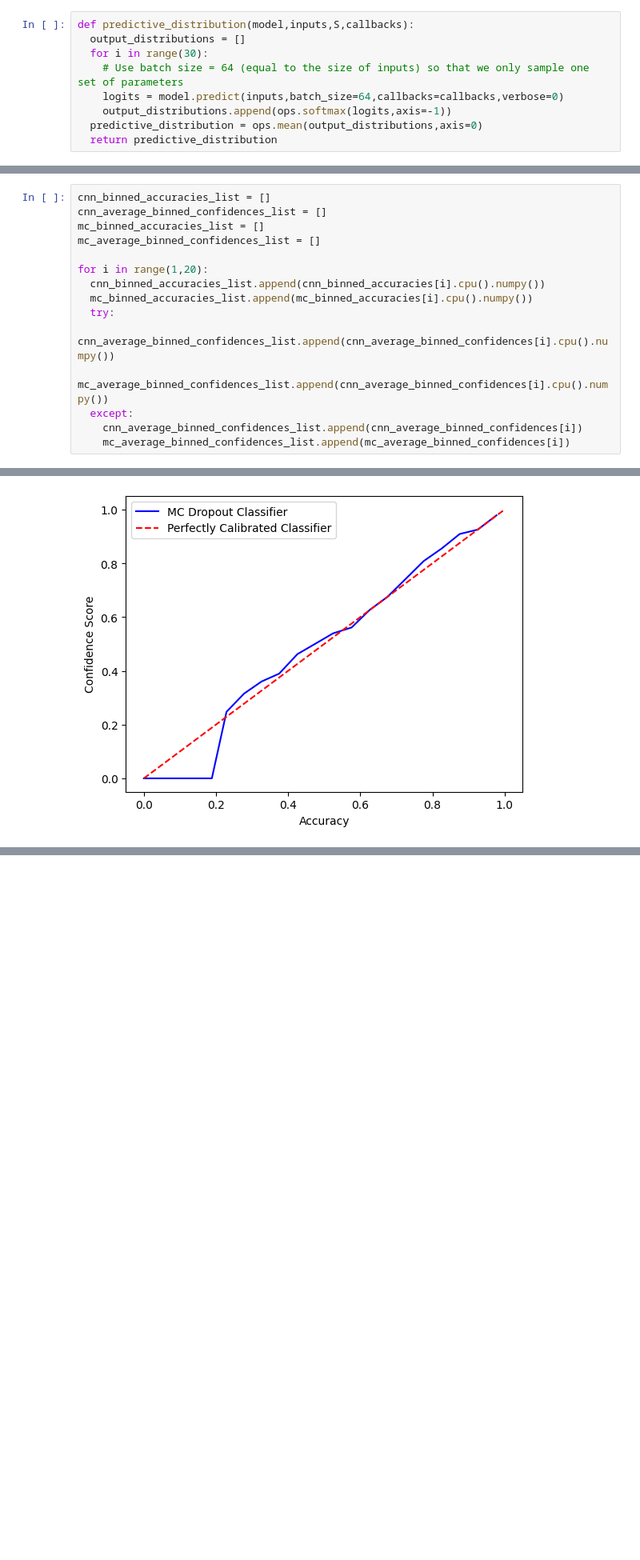
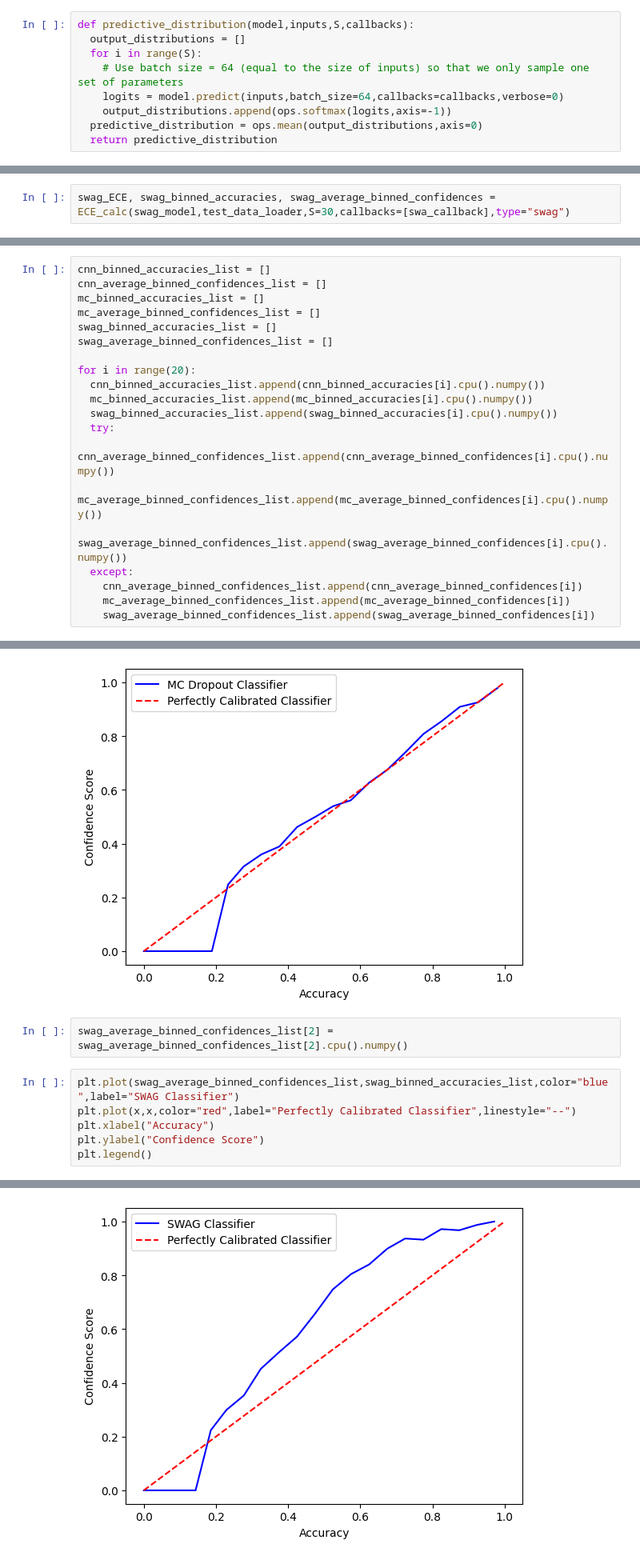
Before and after one commit to Gautam-Chauhan/DeepLearningCoursework2, a Jupyter notebook: Summative_assessment_2.ipynb, the cells around one changed output, grey strips where cells are left out. Shown at 80% size. Cells and saved outputs as stored; diff of their text form; blank space fills up the shorter version.

```diff
--- a/Summative_assessment_2.ipynb
+++ b/Summative_assessment_2.ipynb
@@ -902,7 +982,7 @@ mc_model = keras.saving.load_model('/content/drive/MyDrive/deep_learning_cw2/mc_
 # %%
 def predictive_distribution(model,inputs,S,callbacks):
   output_distributions = []
-  for i in range(30):
+  for i in range(S):
     # Use batch size = 64 (equal to the size of inputs) so that we only sample one set of parameters
     logits = model.predict(inputs,batch_size=64,callbacks=callbacks,verbose=0)
     output_distributions.append(ops.softmax(logits,axis=-1))
@@ -1040,6 +1124,8 @@ def ECE_calc(model,test_data_loader,S,callbacks,type):
 cnn_ECE, cnn_binned_accuracies, cnn_average_binned_confidences = ECE_calc(cnn_model,test_data_loader,S=None,callbacks=None,type="deterministic")
 # %%
 mc_ECE, mc_binned_accuracies, mc_average_binned_confidences = ECE_calc(mc_model,test_data_loader,S=30,callbacks=None,type="MC")
+# %%
+swag_ECE, swag_binned_accuracies, swag_average_binned_confidences = ECE_calc(swag_model,test_data_loader,S=30,callbacks=[swa_callback],type="swag")
 # %%
 print(mc_ECE)
 # %% [output]
@@ -1061,16 +1151,21 @@ cnn_binned_accuracies_list = []
 cnn_average_binned_confidences_list = []
 mc_binned_accuracies_list = []
 mc_average_binned_confidences_list = []
+swag_binned_accuracies_list = []
+swag_average_binned_confidences_list = []
 
-for i in range(1,20):
+for i in range(20):
   cnn_binned_accuracies_list.append(cnn_binned_accuracies[i].cpu().numpy())
   mc_binned_accuracies_list.append(mc_binned_accuracies[i].cpu().numpy())
+  swag_binned_accuracies_list.append(swag_binned_accuracies[i].cpu().numpy())
   try:
     cnn_average_binned_confidences_list.append(cnn_average_binned_confidences[i].cpu().numpy())
-    mc_average_binned_confidences_list.append(cnn_average_binned_confidences[i].cpu().numpy())
+    mc_average_binned_confidences_list.append(mc_average_binned_confidences[i].cpu().numpy())
+    swag_average_binned_confidences_list.append(swag_average_binned_confidences[i].cpu().numpy())
   except:
     cnn_average_binned_confidences_list.append(cnn_average_binned_confidences[i])
     mc_average_binned_confidences_list.append(mc_average_binned_confidences[i])
+    swag_average_binned_confidences_list.append(swag_average_binned_confidences[i])
 # %%
 x = np.linspace(0,1,1000)
 # %%
@@ -1091,3 +1186,12 @@ plt.legend()
 # %% [output]
 <matplotlib.legend.Legend at 0x...>
 [figure]
+# %%
+swag_average_binned_confidences_list[2] = swag_average_binned_confidences_list[2].cpu().numpy()
+# %%
+plt.plot(swag_average_binned_confidences_list,swag_binned_accuracies_list,color="blue",label="SWAG Classifier")
+plt.plot(x,x,color="red",label="Perfectly Calibrated Classifier",linestyle="--")
+plt.xlabel("Accuracy")
+plt.ylabel("Confidence Score")
+plt.legend()
+# %% [output]
@@ -1093,0 +1199 @@ plt.legend()
+[figure, added]
```
Also changed, not shown: parts of 24 cells of this notebook.
